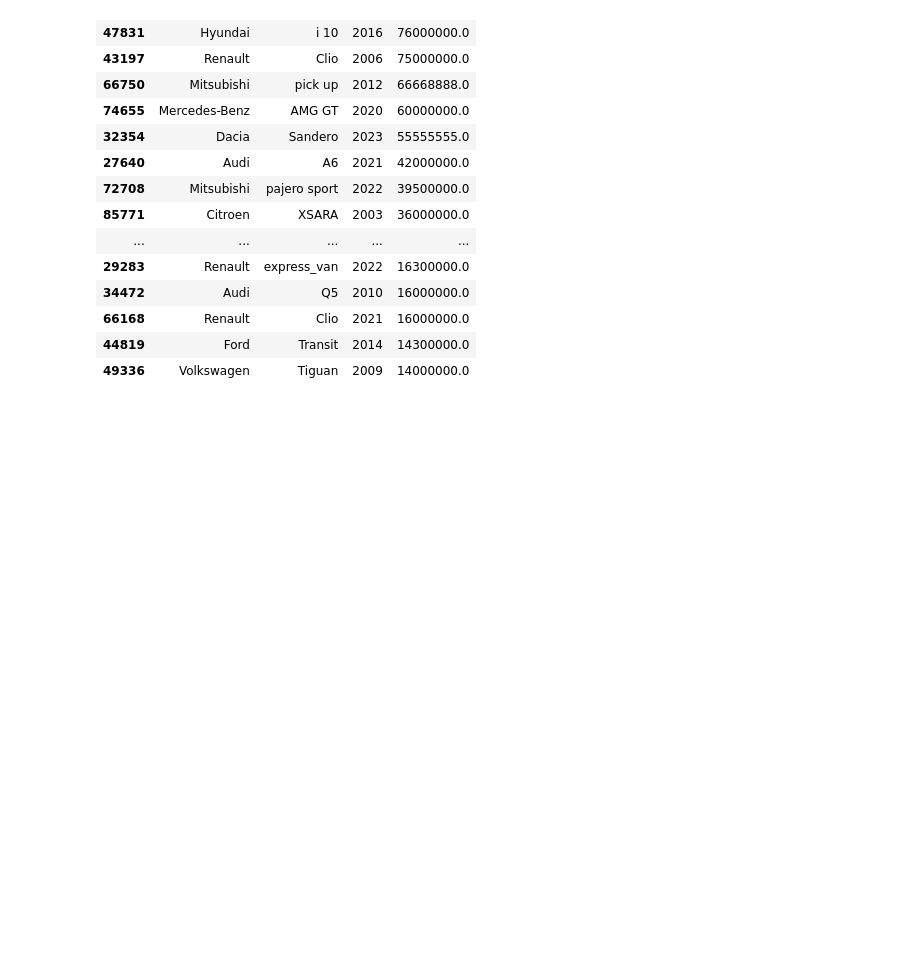
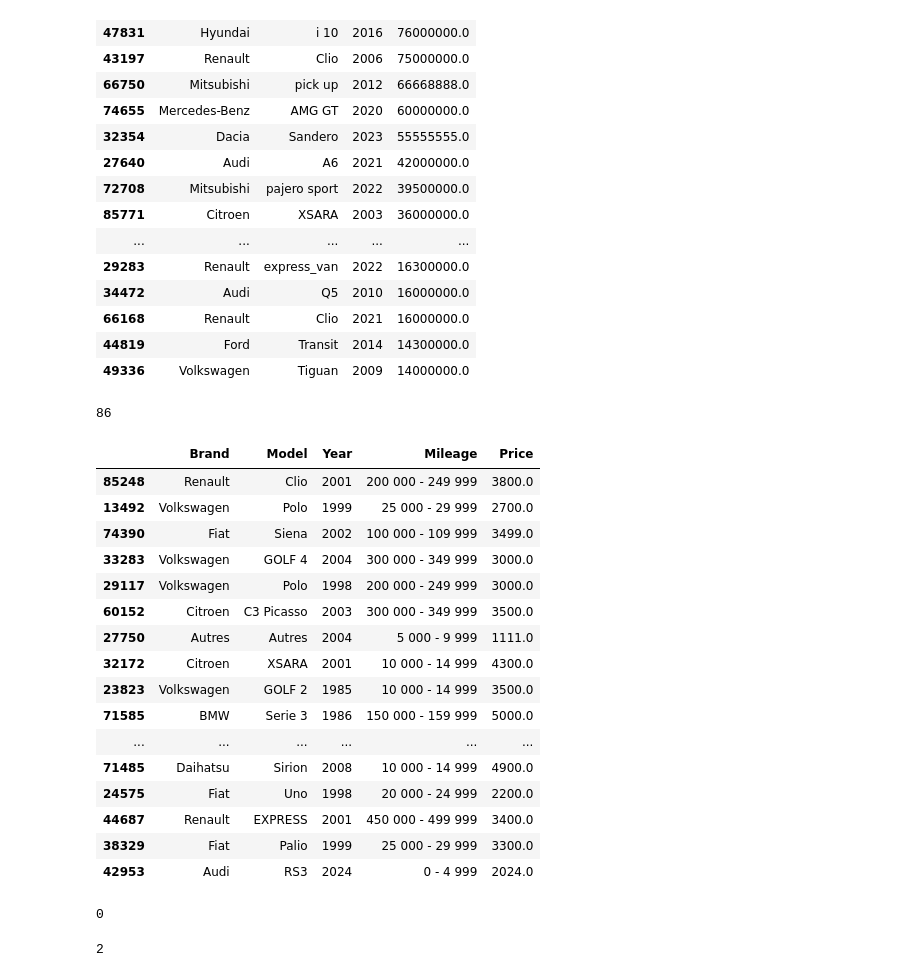
Before and after one commit to fatimazahrahaoua384-ctrl/moroccan-used-car-price-prediction, a Jupyter notebook: notebooks/01_first_look.ipynb, the cells around one changed output. Saved outputs shown, nothing was run; the diff lists cells and outputs as text; code cells hidden in the pictures; blank space fills up the shorter version.

```diff
--- a/notebooks/01_first_look.ipynb
+++ b/notebooks/01_first_look.ipynb
@@ -249,3 +249,37 @@ df.loc[p.between(1e6, 1e8), ["Brand", "Model", "Year", "Price"]].sort_values("Pr
 | 66168 | Renault | Clio | 2021 | 16000000.0 |
 | 44819 | Ford | Transit | 2014 | 14300000.0 |
 | 49336 | Volkswagen | Tiguan | 2009 | 14000000.0 |
+# %%
+p = df["Price"]
+zone = df.loc[p.between(1_000, 5_000), ["Brand", "Model", "Year", "Mileage", "Price"]]
+print(len(zone))
+zone.sample(30, random_state=42)
+# %% [output]
+86
+|  | Brand | Model | Year | Mileage | Price |
+| 85248 | Renault | Clio | 2001 | 200 000 - 249 999 | 3800.0 |
+| 13492 | Volkswagen | Polo | 1999 | 25 000 - 29 999 | 2700.0 |
+| 74390 | Fiat | Siena | 2002 | 100 000 - 109 999 | 3499.0 |
+| 33283 | Volkswagen | GOLF 4 | 2004 | 300 000 - 349 999 | 3000.0 |
+| 29117 | Volkswagen | Polo | 1998 | 200 000 - 249 999 | 3000.0 |
+| 60152 | Citroen | C3 Picasso | 2003 | 300 000 - 349 999 | 3500.0 |
+| 27750 | Autres | Autres | 2004 | 5 000 - 9 999 | 1111.0 |
+| 32172 | Citroen | XSARA | 2001 | 10 000 - 14 999 | 4300.0 |
+| 23823 | Volkswagen | GOLF 2 | 1985 | 10 000 - 14 999 | 3500.0 |
+| 71585 | BMW | Serie 3 | 1986 | 150 000 - 159 999 | 5000.0 |
+| ... | ... | ... | ... | ... | ... |
+| 71485 | Daihatsu | Sirion | 2008 | 10 000 - 14 999 | 4900.0 |
+| 24575 | Fiat | Uno | 1998 | 20 000 - 24 999 | 2200.0 |
+| 44687 | Renault | EXPRESS | 2001 | 450 000 - 499 999 | 3400.0 |
+| 38329 | Fiat | Palio | 1999 | 25 000 - 29 999 | 3300.0 |
+| 42953 | Audi | RS3 | 2024 | 0 - 4 999 | 2024.0 |
+# %%
+# 1) Combien de lignes ont un prix égal à l'année ?
+print((df["Price"] == df["Year"]).sum())
+# %% [output]
+0
+# %%
+year_num = pd.to_numeric(df["Year"], errors="coerce")
+print((df["Price"] == year_num).sum())
+# %% [output]
+2
```
Also changed, not shown: parts of 7 cells of this notebook, 8 other files.
